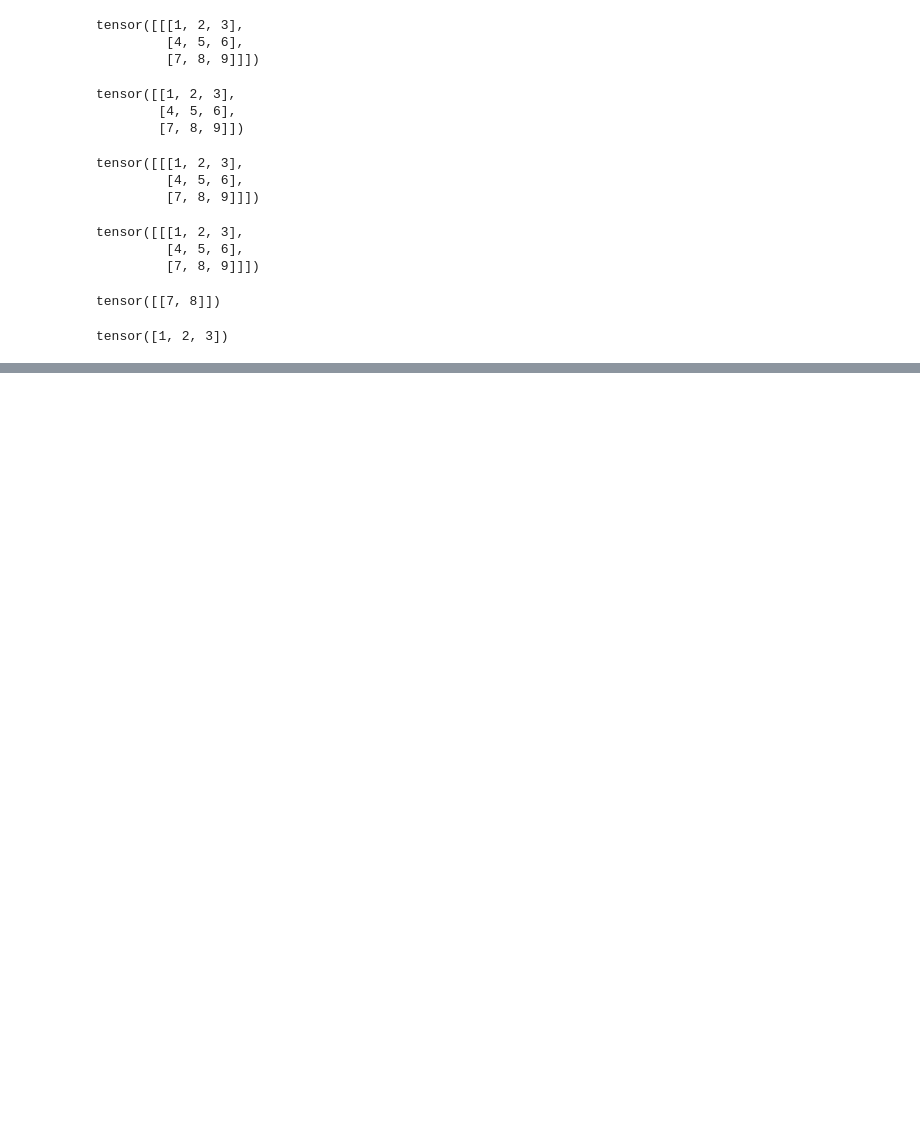
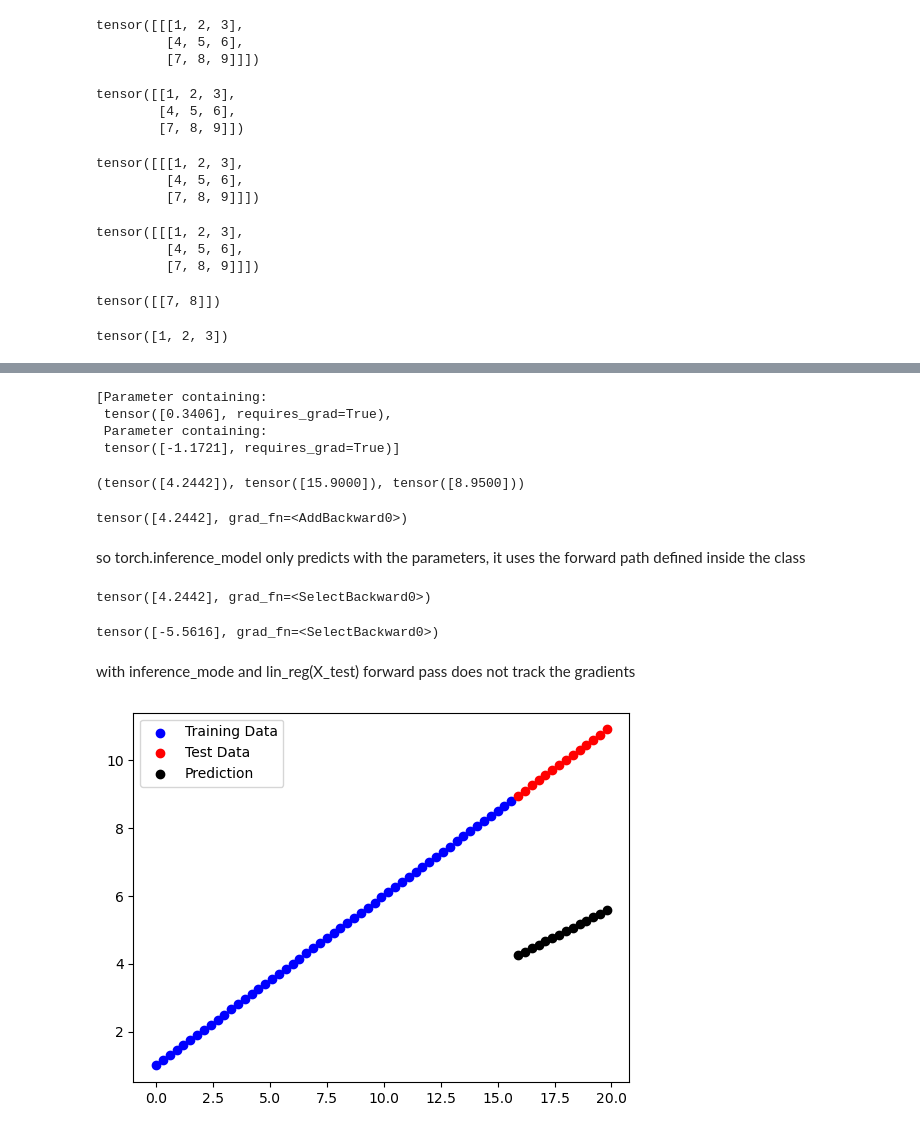
Before and after one commit to qamarr6092/Deep-Learning, a Jupyter notebook: Pytorch Basics/pytorch_basics.ipynb, the cells around one changed output, grey strips where cells are left out. Saved outputs shown, nothing was run; the diff lists cells and outputs as text; code cells hidden in the pictures; blank space fills up the shorter version.

Commit message:
Pytorch Basics 3

```diff
--- a/Pytorch Basics/pytorch_basics.ipynb
+++ b/Pytorch Basics/pytorch_basics.ipynb
@@ -439,0 +469,9 @@ tensor([1, 2, 3])
+# %%
+class My_Model(nn.Module):
+    def __init__(self):
+        super().__init__()
+        self.w = nn.Parameter(torch.randn(1))
+        self.b = nn.Parameter(torch.randn(1))
+
+    def forward(self, X: torch.Tensor) -> torch.Tensor:
+        return self.w * X + self.b
@@ -439,0 +514,39 @@ tensor([1, 2, 3])
+# %%
+lin_reg = My_Model()
+
+list(lin_reg.parameters())
+# %% [output]
+[Parameter containing:
+ tensor([0.3406], requires_grad=True),
+ Parameter containing:
+ tensor([-1.1721], requires_grad=True)]
+# %%
+with torch.inference_mode():
+    pred = lin_reg(X_test)
+pred[0], X_test[0], y_test[0]
+# %% [output]
+(tensor([4.2442]), tensor([15.9000]), tensor([8.9500]))
+# %%
+lin_reg.w * X_test[0] + lin_reg.b
+# %% [output]
+tensor([4.2442], grad_fn=<AddBackward0>)
+# %% [markdown]
+so torch.inference_model only predicts with the parameters, it uses the forward path defined inside the class
+# %%
+lin_reg(X_test)[0] #__callable__ method changed by the pytorch nn.MOdule
+# %% [output]
+tensor([4.2442], grad_fn=<SelectBackward0>)
+# %%
+lin_reg.forward(X_test)[0]
+# %% [output]
+tensor([-5.5616], grad_fn=<SelectBackward0>)
+# %% [markdown]
+with inference_mode and lin_reg(X_test) forward pass does not track the gradients
+# %%
+plot_prediction(
+    X_train, y_train,
+    X_test, y_test,
+    pred
+)
+# %% [output]
+[figure, added]
```
Also changed, not shown: parts of 16 cells of this notebook.
